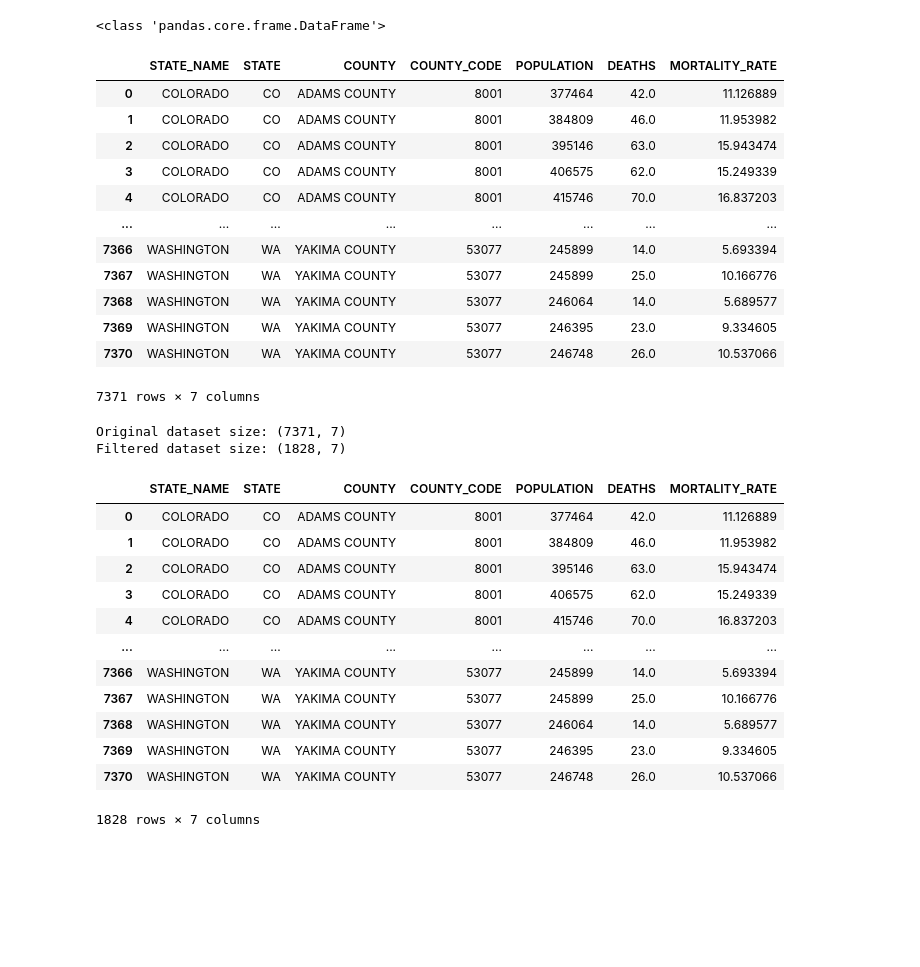
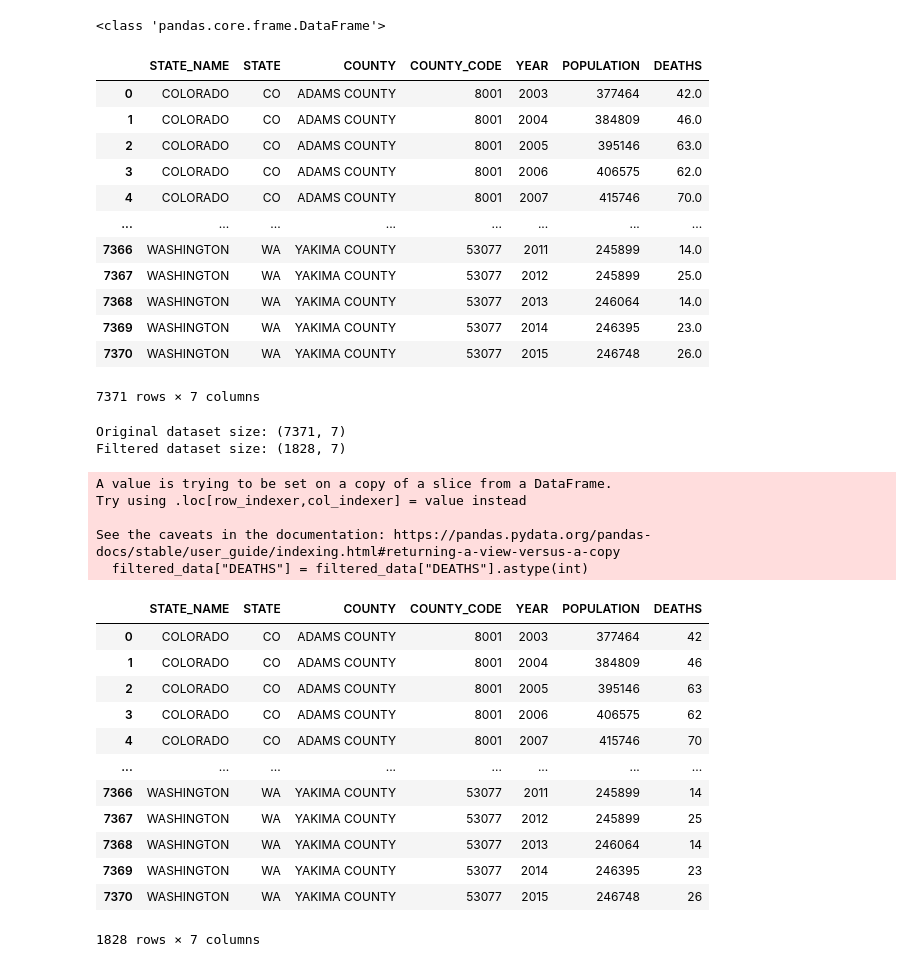
Before and after one commit to Ramil-cyber/IDS_720_Practical_Data_Science_Final_Project_Opioids, a Jupyter notebook: 02_Codes/mortality_cleaning.ipynb, the cells around one changed output. Saved outputs shown, nothing was run; the diff lists cells and outputs as text; code cells hidden in the pictures; blank space fills up the shorter version.

```diff
--- a/02_Codes/mortality_cleaning.ipynb
+++ b/02_Codes/mortality_cleaning.ipynb
@@ -492,16 +492,3 @@ combined_data
 | 7369 | 53077 | WASHINGTON | YAKIMA COUNTY | WA | 2014 | 246395 | 23.0 |
 | 7370 | 53077 | WASHINGTON | YAKIMA COUNTY | WA | 2015 | 246748 | 26.0 |
 7371 rows × 7 columns
-# %%
-# Recalculate mortality rates for retained counties
-# Handle missing death counts
-combined_data["MORTALITY_RATE"] = combined_data.apply(
-    lambda row: (
-        (row["DEATHS"] / row["POPULATION"]) * 100000
-        if pd.notnull(row["DEATHS"])
-        else None
-    ),
-    axis=1,
-)
-
-combined_data
@@ -526,34 +499,36 @@ print(type(combined_data))
 # %%
 # Convert combined_data to a DataFrame
 combined_data = pd.DataFrame(combined_data)
 
 # Reorder columns
 desired_order = [
     "STATE_NAME",
     "STATE",
     "COUNTY",
     "COUNTY_CODE",
+    "YEAR",
     "POPULATION",
     "DEATHS",
-    "MORTALITY_RATE",
 ]
 combined_data = combined_data[desired_order]
 
 # Verify the new column order
+combined_data["YEAR"] = combined_data["YEAR"].astype(int)
+
 combined_data
 # %% [output]
-|  | STATE_NAME | STATE | COUNTY | COUNTY_CODE | POPULATION | DEATHS | MORTALITY_RATE |
-| 0 | COLORADO | CO | ADAMS COUNTY | 8001 | 377464 | 42.0 | 11.126889 |
-| 1 | COLORADO | CO | ADAMS COUNTY | 8001 | 384809 | 46.0 | 11.953982 |
-| 2 | COLORADO | CO | ADAMS COUNTY | 8001 | 395146 | 63.0 | 15.943474 |
-| 3 | COLORADO | CO | ADAMS COUNTY | 8001 | 406575 | 62.0 | 15.249339 |
-| 4 | COLORADO | CO | ADAMS COUNTY | 8001 | 415746 | 70.0 | 16.837203 |
+|  | STATE_NAME | STATE | COUNTY | COUNTY_CODE | YEAR | POPULATION | DEATHS |
+| 0 | COLORADO | CO | ADAMS COUNTY | 8001 | 2003 | 377464 | 42.0 |
+| 1 | COLORADO | CO | ADAMS COUNTY | 8001 | 2004 | 384809 | 46.0 |
+| 2 | COLORADO | CO | ADAMS COUNTY | 8001 | 2005 | 395146 | 63.0 |
+| 3 | COLORADO | CO | ADAMS COUNTY | 8001 | 2006 | 406575 | 62.0 |
+| 4 | COLORADO | CO | ADAMS COUNTY | 8001 | 2007 | 415746 | 70.0 |
 | ... | ... | ... | ... | ... | ... | ... | ... |
-| 7366 | WASHINGTON | WA | YAKIMA COUNTY | 53077 | 245899 | 14.0 | 5.693394 |
-| 7367 | WASHINGTON | WA | YAKIMA COUNTY | 53077 | 245899 | 25.0 | 10.166776 |
-| 7368 | WASHINGTON | WA | YAKIMA COUNTY | 53077 | 246064 | 14.0 | 5.689577 |
-| 7369 | WASHINGTON | WA | YAKIMA COUNTY | 53077 | 246395 | 23.0 | 9.334605 |
-| 7370 | WASHINGTON | WA | YAKIMA COUNTY | 53077 | 246748 | 26.0 | 10.537066 |
+| 7366 | WASHINGTON | WA | YAKIMA COUNTY | 53077 | 2011 | 245899 | 14.0 |
+| 7367 | WASHINGTON | WA | YAKIMA COUNTY | 53077 | 2012 | 245899 | 25.0 |
+| 7368 | WASHINGTON | WA | YAKIMA COUNTY | 53077 | 2013 | 246064 | 14.0 |
+| 7369 | WASHINGTON | WA | YAKIMA COUNTY | 53077 | 2014 | 246395 | 23.0 |
+| 7370 | WASHINGTON | WA | YAKIMA COUNTY | 53077 | 2015 | 246748 | 26.0 |
 7371 rows × 7 columns
 # %%
 # Drop rows where Deaths is null
@@ -562,23 +537,30 @@ filtered_data = combined_data.dropna(subset=["DEATHS"])
 # Verify the results
 print(f"Original dataset size: {combined_data.shape}")
 print(f"Filtered dataset size: {filtered_data.shape}")
+filtered_data["DEATHS"] = filtered_data["DEATHS"].astype(int)
+
 filtered_data
 # %% [output]
 Original dataset size: (7371, 7)
 Filtered dataset size: (1828, 7)
+A value is trying to be set on a copy of a slice from a DataFrame.
+Try using .loc[row_indexer,col_indexer] = value instead
+
+See the caveats in the documentation: https://pandas.pydata.org/pandas-docs/stable/user_guide/indexing.html#returning-a-view-versus-a-copy
+  filtered_data["DEATHS"] = filtered_data["DEATHS"].astype(int)
-|  | STATE_NAME | STATE | COUNTY | COUNTY_CODE | POPULATION | DEATHS | MORTALITY_RATE |
-| 0 | COLORADO | CO | ADAMS COUNTY | 8001 | 377464 | 42.0 | 11.126889 |
-| 1 | COLORADO | CO | ADAMS COUNTY | 8001 | 384809 | 46.0 | 11.953982 |
-| 2 | COLORADO | CO | ADAMS COUNTY | 8001 | 395146 | 63.0 | 15.943474 |
-| 3 | COLORADO | CO | ADAMS COUNTY | 8001 | 406575 | 62.0 | 15.249339 |
-| 4 | COLORADO | CO | ADAMS COUNTY | 8001 | 415746 | 70.0 | 16.837203 |
+|  | STATE_NAME | STATE | COUNTY | COUNTY_CODE | YEAR | POPULATION | DEATHS |
+| 0 | COLORADO | CO | ADAMS COUNTY | 8001 | 2003 | 377464 | 42 |
+| 1 | COLORADO | CO | ADAMS COUNTY | 8001 | 2004 | 384809 | 46 |
+| 2 | COLORADO | CO | ADAMS COUNTY | 8001 | 2005 | 395146 | 63 |
+| 3 | COLORADO | CO | ADAMS COUNTY | 8001 | 2006 | 406575 | 62 |
+| 4 | COLORADO | CO | ADAMS COUNTY | 8001 | 2007 | 415746 | 70 |
 | ... | ... | ... | ... | ... | ... | ... | ... |
-| 7366 | WASHINGTON | WA | YAKIMA COUNTY | 53077 | 245899 | 14.0 | 5.693394 |
-| 7367 | WASHINGTON | WA | YAKIMA COUNTY | 53077 | 245899 | 25.0 | 10.166776 |
-| 7368 | WASHINGTON | WA | YAKIMA COUNTY | 53077 | 246064 | 14.0 | 5.689577 |
-| 7369 | WASHINGTON | WA | YAKIMA COUNTY | 53077 | 246395 | 23.0 | 9.334605 |
-| 7370 | WASHINGTON | WA | YAKIMA COUNTY | 53077 | 246748 | 26.0 | 10.537066 |
+| 7366 | WASHINGTON | WA | YAKIMA COUNTY | 53077 | 2011 | 245899 | 14 |
+| 7367 | WASHINGTON | WA | YAKIMA COUNTY | 53077 | 2012 | 245899 | 25 |
+| 7368 | WASHINGTON | WA | YAKIMA COUNTY | 53077 | 2013 | 246064 | 14 |
+| 7369 | WASHINGTON | WA | YAKIMA COUNTY | 53077 | 2014 | 246395 | 23 |
+| 7370 | WASHINGTON | WA | YAKIMA COUNTY | 53077 | 2015 | 246748 | 26 |
-1828 rows × 7 columns
+1828 rows × 7 columns
 # %%
 filtered_data.to_csv("mortality_population.csv", index=False)
 # %%
```
Also changed, not shown: parts of 1 cell of this notebook.
